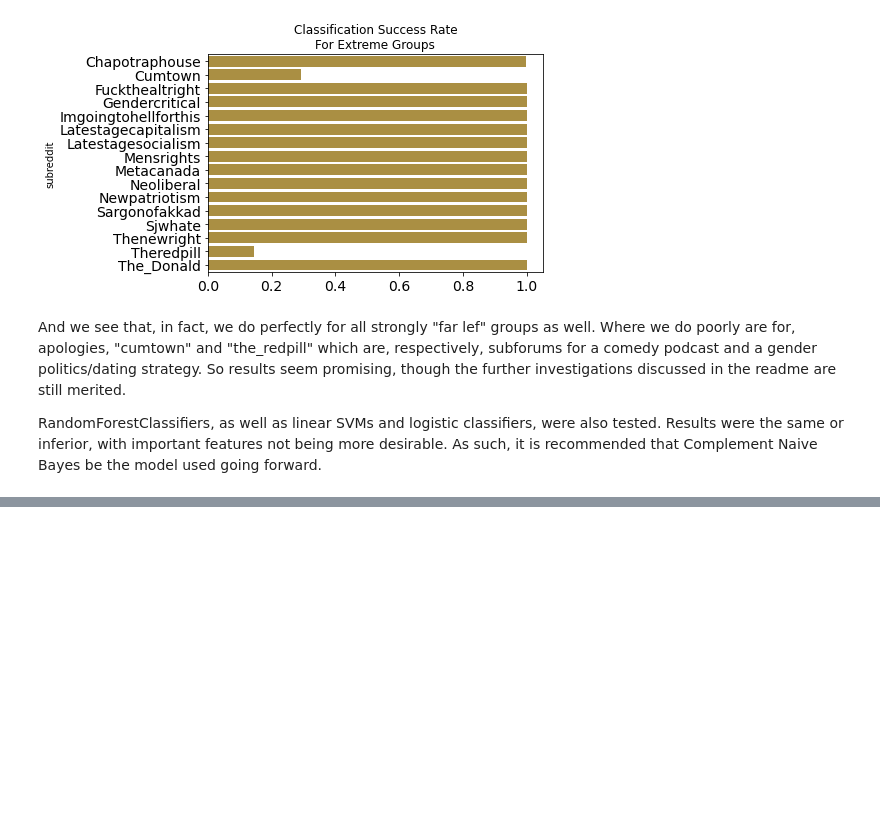
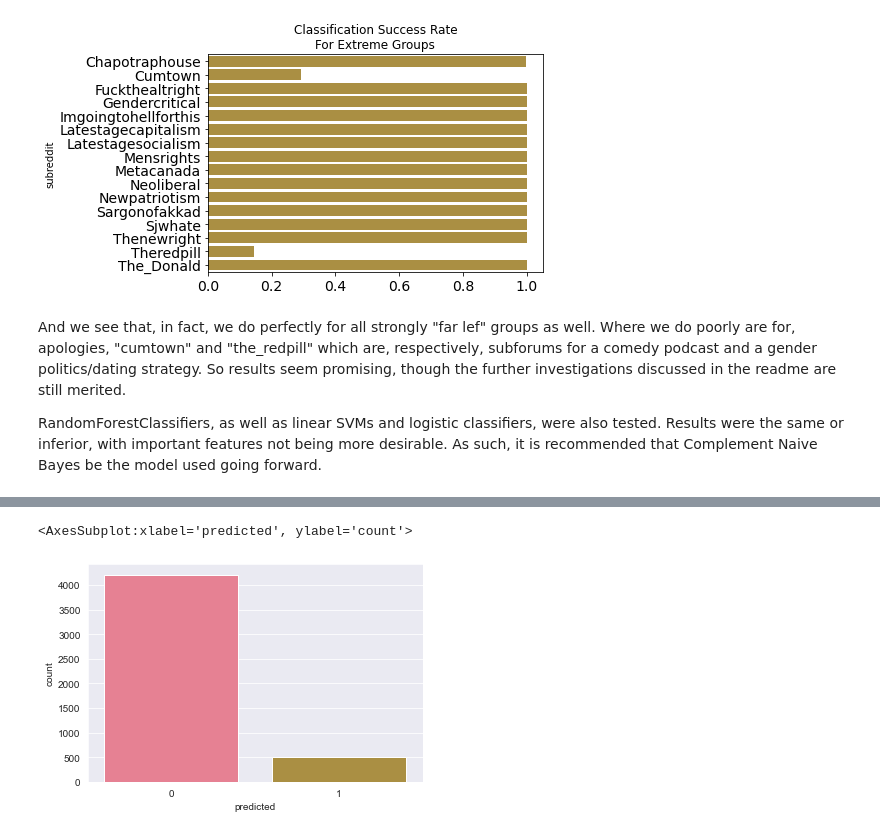
Before and after one commit to godelayheehoo/political-extremism-detection, a Jupyter notebook: executive_notebook.ipynb, the cells around one changed output, grey strips where cells are left out. Saved outputs shown, nothing was run; the diff lists cells and outputs as text; code cells hidden in the pictures; blank space fills up the shorter version.

```diff
--- a/executive_notebook.ipynb
+++ b/executive_notebook.ipynb
@@ -20,4 +22,7 @@ import pickle
 import numpy as np
 import re
 import pandas as pd
+import seaborn as sns
+sns.set_palette('husl')
+sns.set_style('darkgrid')
 # %% [markdown]
@@ -481,0 +501,7 @@ RandomForestClassifiers, as well as linear SVMs and logistic classifiers, were a
+# %%
+test_results=pd.DataFrame({'subreddit':y_labels,'true':y_test,'predicted':y_test_hat})
+sns.countplot(
+    test_results.loc[(test_results.true==0)].predicted)
+# %% [output]
+<AxesSubplot:xlabel='predicted', ylabel='count'>
+[figure, added]
```
Also changed, not shown: parts of 18 cells of this notebook.
